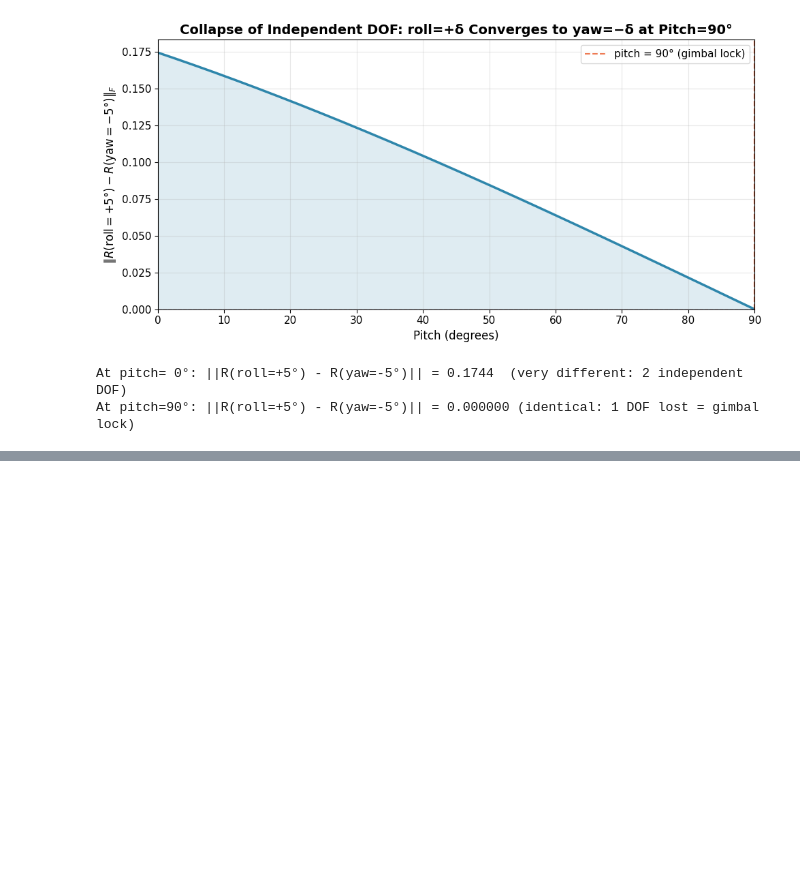
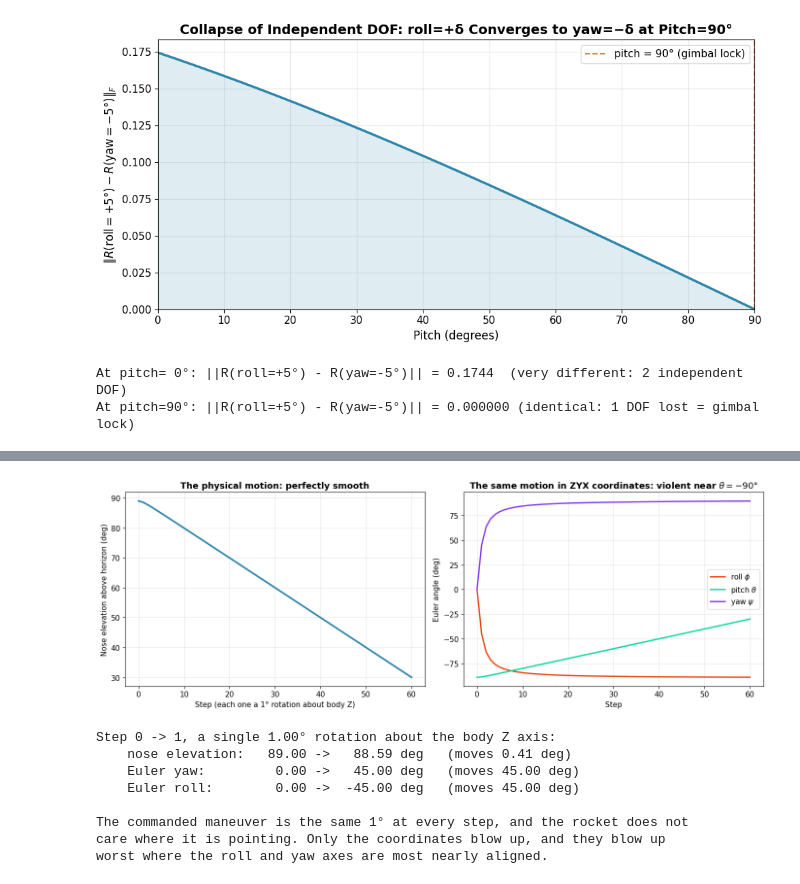
Before and after one commit to abhi-kirk/ARES-Icarus, a Jupyter notebook: learn-rocket-dynamics/02_rotations.ipynb, the cells around one changed output, grey strips where cells are left out. Drawn from its saved outputs; the diff is of its cells as text; code cells hidden in the pictures; blank space fills up the shorter version.

```diff
--- a/learn-rocket-dynamics/02_rotations.ipynb
+++ b/learn-rocket-dynamics/02_rotations.ipynb
@@ -561,3 +659,80 @@ At pitch=90°: ||R(roll=+5°) - R(yaw=-5°)|| = 0.000000 (identical: 1 DOF lost
+# %%
+# Rotate the rocket in equal 1-degree steps about its OWN body Z axis, starting
+# just 1 degree away from nose-up, and watch what the ZYX coordinates have to do
+# to keep up.
+
+def rotation_matrix_to_euler(R):
+    """Rotation matrix -> ZYX Euler angles (roll, pitch, yaw), in radians."""
+    pitch = -np.arcsin(np.clip(R[2, 0], -1.0, 1.0))
+    yaw = np.arctan2(R[1, 0], R[0, 0])
+    roll = np.arctan2(R[2, 1], R[2, 2])
+    return roll, pitch, yaw
+
+
+step_size = np.radians(1.0)
+n_steps = 60
+
+R_current = euler_to_rotation_matrix(roll=0, pitch=np.radians(-89), yaw=0)
+
+roll_history = []
+pitch_history = []
+yaw_history = []
+nose_elevation_history = []
+
+for step in range(n_steps + 1):
+    roll, pitch, yaw = rotation_matrix_to_euler(R_current)
+    roll_history.append(np.degrees(roll))
+    pitch_history.append(np.degrees(pitch))
+    yaw_history.append(np.degrees(yaw))
+
+    nose_world = R_current @ np.array([1.0, 0.0, 0.0])
+    nose_elevation_history.append(np.degrees(np.arcsin(np.clip(nose_world[2], -1.0, 1.0))))
+
+    # Post-multiply: this applies the rotation in the BODY frame
+    R_current = R_current @ rot_z(step_size)
+
+steps = np.arange(n_steps + 1)
+
+fig, (ax_left, ax_right) = plt.subplots(1, 2, figsize=(14, 5))
+
+ax_left.plot(steps, nose_elevation_history, color=C_BODY, lw=2.5)
+ax_left.set_xlabel('Step (each one a 1° rotation about body Z)', fontsize=11)
+ax_left.set_ylabel('Nose elevation above horizon (deg)', fontsize=11)
+ax_left.set_title('The physical motion: perfectly smooth', fontsize=13, fontweight='bold')
+
+ax_right.plot(steps, roll_history, color=C_ACCENT, lw=2.0, label=r'roll $\phi$')
+ax_right.plot(steps, pitch_history, color=C_GREEN, lw=2.0, label=r'pitch $\theta$')
+ax_right.plot(steps, yaw_history, color=C_ACCENT2, lw=2.0, label=r'yaw $\psi$')
+ax_right.set_xlabel('Step', fontsize=11)
+ax_right.set_ylabel('Euler angle (deg)', fontsize=11)
+ax_right.set_title(r'The same motion in ZYX coordinates: violent near $\theta = -90\degree$',
+                   fontsize=13, fontweight='bold')
+ax_right.legend(fontsize=11)
+
+plt.tight_layout()
+plt.show()
+
+print('Step 0 -> 1, a single 1.00° rotation about the body Z axis:')
+print(f'    nose elevation: {nose_elevation_history[0]:7.2f} -> {nose_elevation_history[1]:7.2f} deg'
+      f'   (moves {abs(nose_elevation_history[1] - nose_elevation_history[0]):.2f} deg)')
+print(f'    Euler yaw:      {yaw_history[0]:7.2f} -> {yaw_history[1]:7.2f} deg'
+      f'   (moves {abs(yaw_history[1] - yaw_history[0]):.2f} deg)')
+print(f'    Euler roll:     {roll_history[0]:7.2f} -> {roll_history[1]:7.2f} deg'
+      f'   (moves {abs(roll_history[1] - roll_history[0]):.2f} deg)')
+print()
+print('The commanded maneuver is the same 1° at every step, and the rocket does not')
+print('care where it is pointing. Only the coordinates blow up, and they blow up')
+print('worst where the roll and yaw axes are most nearly aligned.')
+# %% [output]
+[figure, added]
+Step 0 -> 1, a single 1.00° rotation about the body Z axis:
+    nose elevation:   89.00 ->   88.59 deg   (moves 0.41 deg)
+    Euler yaw:         0.00 ->   45.00 deg   (moves 45.00 deg)
+    Euler roll:        0.00 ->  -45.00 deg   (moves 45.00 deg)
+
+The commanded maneuver is the same 1° at every step, and the rocket does not
+care where it is pointing. Only the coordinates blow up, and they blow up
+worst where the roll and yaw axes are most nearly aligned.
 # %% [markdown]
 ### The Intuition, Summarized
 
```
Also changed, not shown: parts of 29 cells of this notebook, 6 other files.
